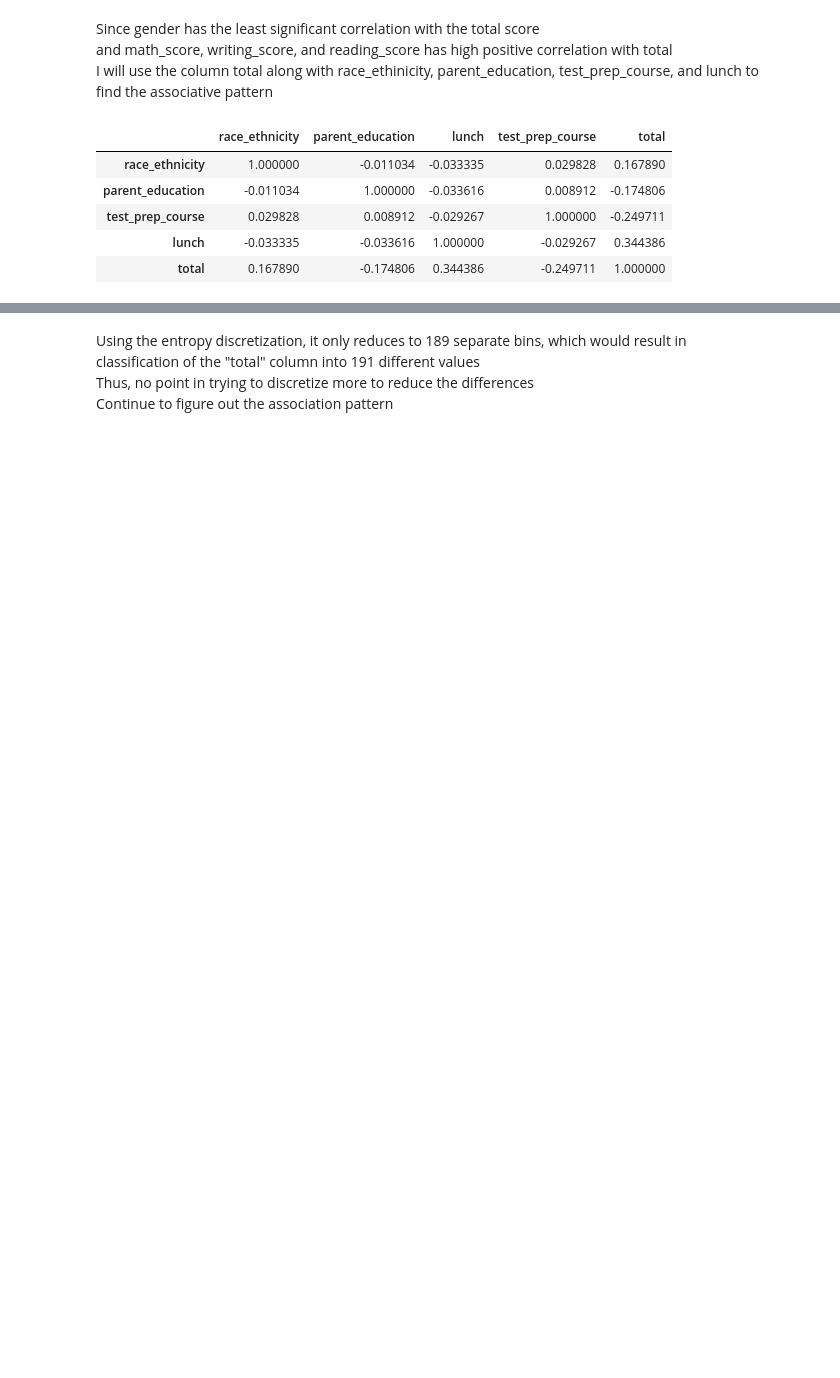
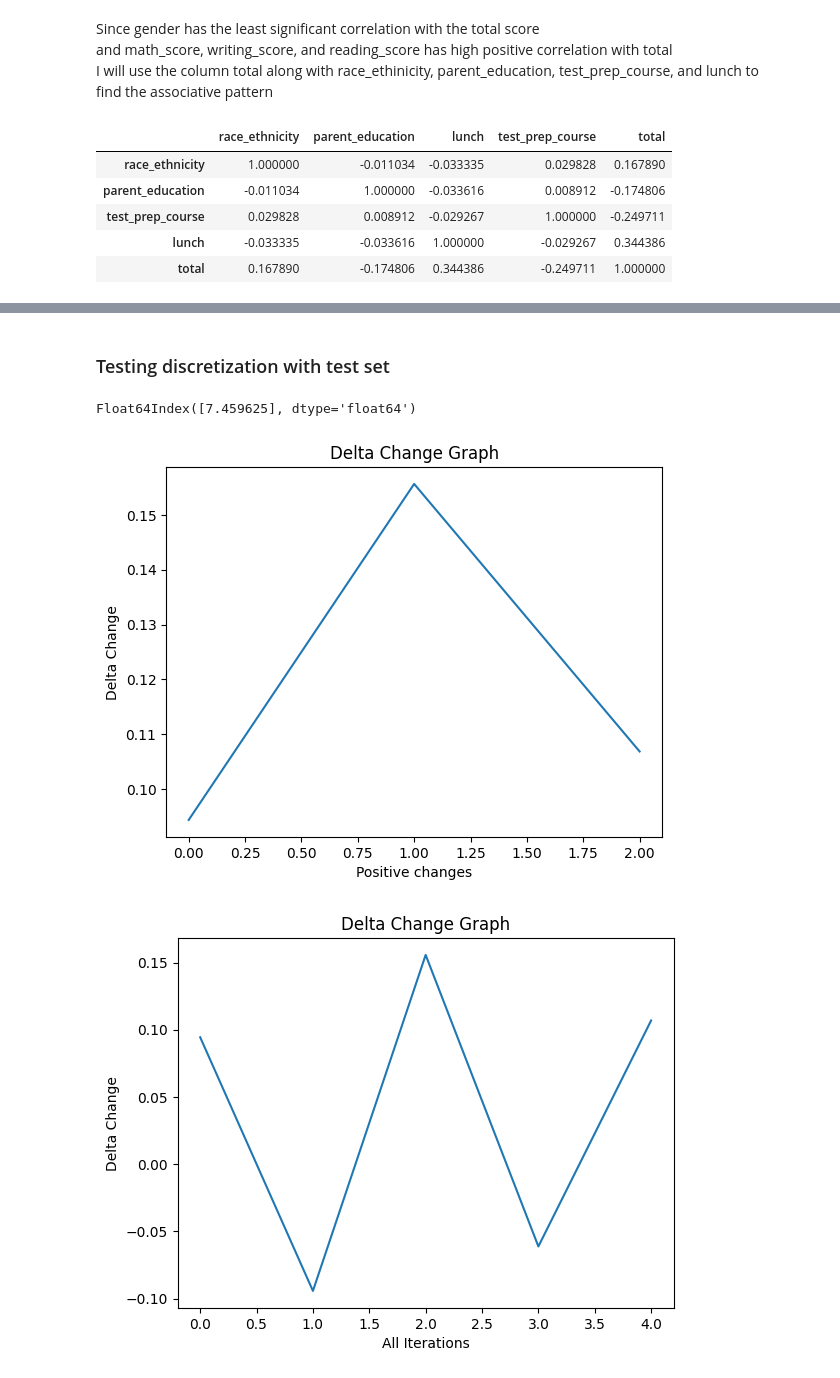
Before and after one commit to brkwok/statistical_significance, a Jupyter notebook: analyze.ipynb, the cells around one changed output, grey strips where cells are left out. Saved outputs shown, nothing was run; the diff lists cells and outputs as text; code cells hidden in the pictures; blank space fills up the shorter version.

```diff
--- a/analyze.ipynb
+++ b/analyze.ipynb
@@ -218,5 +121,0 @@ Float64Index([             65.0,              86.0, 88.33333333333333,
-# %% [markdown]
-Using the entropy discretization, it only reduces to 189 separate bins, which would result in <br>
-classification of the "total" column into 191 different values <br>
-Thus, no point in trying to discretize more to reduce the differences <br>
-Continue to figure out the association pattern
@@ -222,0 +224,26 @@ Continue to figure out the association pattern
+# %% [markdown]
+### Testing discretization with test set
+# %%
+# testing to see if merging works fine with known dataset
+test = [
+    4.621,
+    5.393,
+    6.115,
+    7.797,
+    8.401,
+    8.622,
+    8.76,
+    9.968,
+]
+test_df = pd.DataFrame(test, columns=["test"])
+
+test_dict = test_df.test.value_counts()
+test_dict = test_dict.sort_index()
+
+test_keys = test_dict.keys()
+
+discretize(test_dict, test_keys)
+# %% [output]
+Float64Index([7.459625], dtype='float64')
+[figure, added]
+[figure, added]
```
Also changed, not shown: parts of 14 cells of this notebook.
